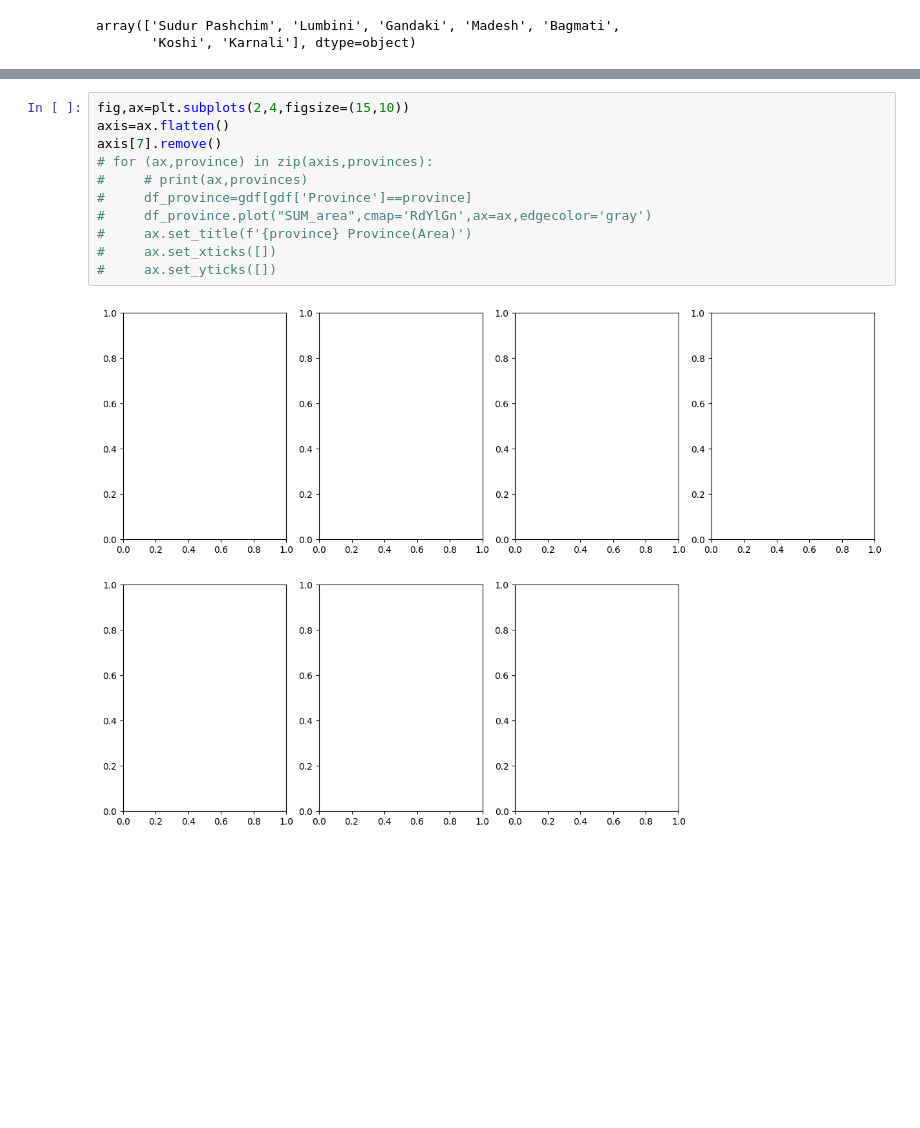
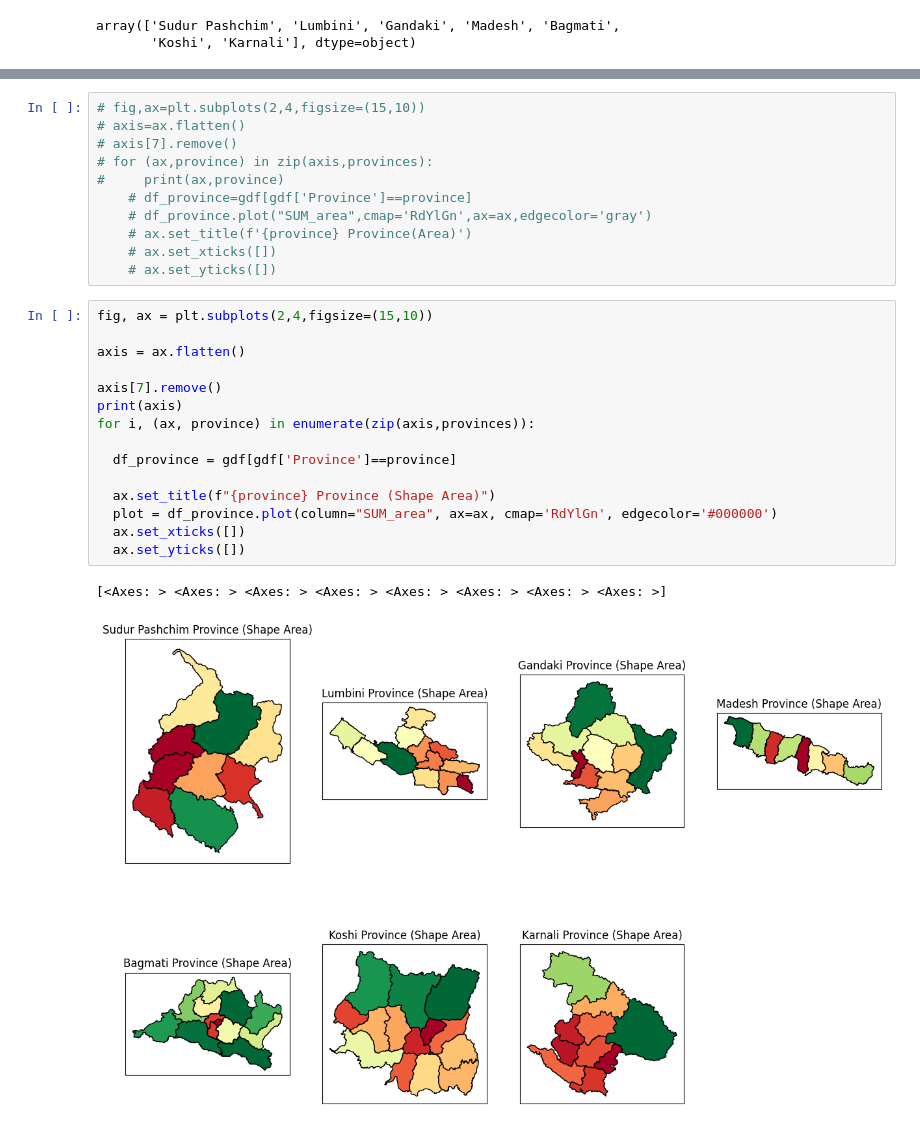
Before and after one commit to Pushpagtm/Interpolation, a Jupyter notebook: vector_processing.ipynb, the cells around one changed output, grey strips where cells are left out. Cells and saved outputs as stored; diff of their text form; blank space fills up the shorter version.

```diff
--- a/vector_processing.ipynb
+++ b/vector_processing.ipynb
@@ -124,16 +123,32 @@ axis[7].remove()
 # %%
-fig,ax=plt.subplots(2,4,figsize=(15,10))
-axis=ax.flatten()
-axis[7].remove()
+# fig,ax=plt.subplots(2,4,figsize=(15,10))
+# axis=ax.flatten()
+# axis[7].remove()
 # for (ax,province) in zip(axis,provinces):
-#     # print(ax,provinces)
-#     df_province=gdf[gdf['Province']==province]
-#     df_province.plot("SUM_area",cmap='RdYlGn',ax=ax,edgecolor='gray')
-#     ax.set_title(f'{province} Province(Area)')
-#     ax.set_xticks([])
-#     ax.set_yticks([])
+#     print(ax,province)
+    # df_province=gdf[gdf['Province']==province]
+    # df_province.plot("SUM_area",cmap='RdYlGn',ax=ax,edgecolor='gray')
+    # ax.set_title(f'{province} Province(Area)')
+    # ax.set_xticks([])
+    # ax.set_yticks([])
-# %% [output]
-[figure, removed]
+# %%
+fig, ax = plt.subplots(2,4,figsize=(15,10))
+
+axis = ax.flatten()
+
+axis[7].remove()
+print(axis)
+for i, (ax, province) in enumerate(zip(axis,provinces)):
+
+  df_province = gdf[gdf['Province']==province]
+
+  ax.set_title(f"{province} Province (Shape Area)")
+  plot = df_province.plot(column="SUM_area", ax=ax, cmap='RdYlGn', edgecolor='#000000')
+  ax.set_xticks([])
+  ax.set_yticks([])
+# %% [output]
+[<Axes: > <Axes: > <Axes: > <Axes: > <Axes: > <Axes: > <Axes: > <Axes: >]
+[figure, added]
 # %%
 import numpy as np
 
```
Also changed, not shown: parts of 2 cells of this notebook.
